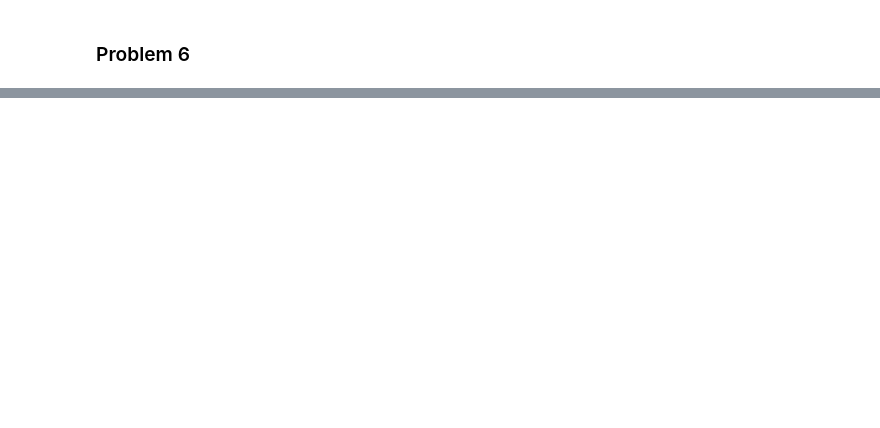
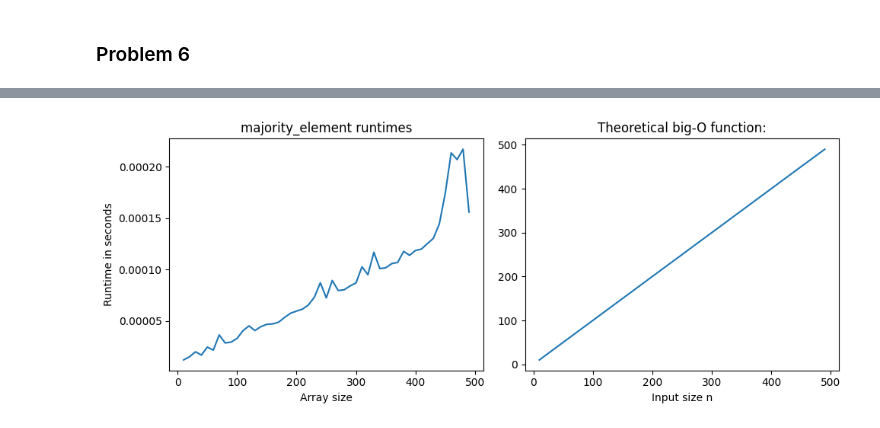
Before and after one commit to ColeDixon78/Algorithms, a Jupyter notebook: Assignment 4/hw4.ipynb, the cells around one changed output, grey strips where cells are left out. Cells and saved outputs as stored; diff of their text form; code cells hidden in the pictures; blank space fills up the shorter version.

```diff
--- a/Assignment 4/hw4.ipynb
+++ b/Assignment 4/hw4.ipynb
@@ -421,0 +542,4 @@ print(majority_element(A))
+# %%
+compare_with_theory(majority_element,lambda x: x)
+# %% [output]
+[figure, added]
```
Also changed, not shown: parts of 23 cells of this notebook.
